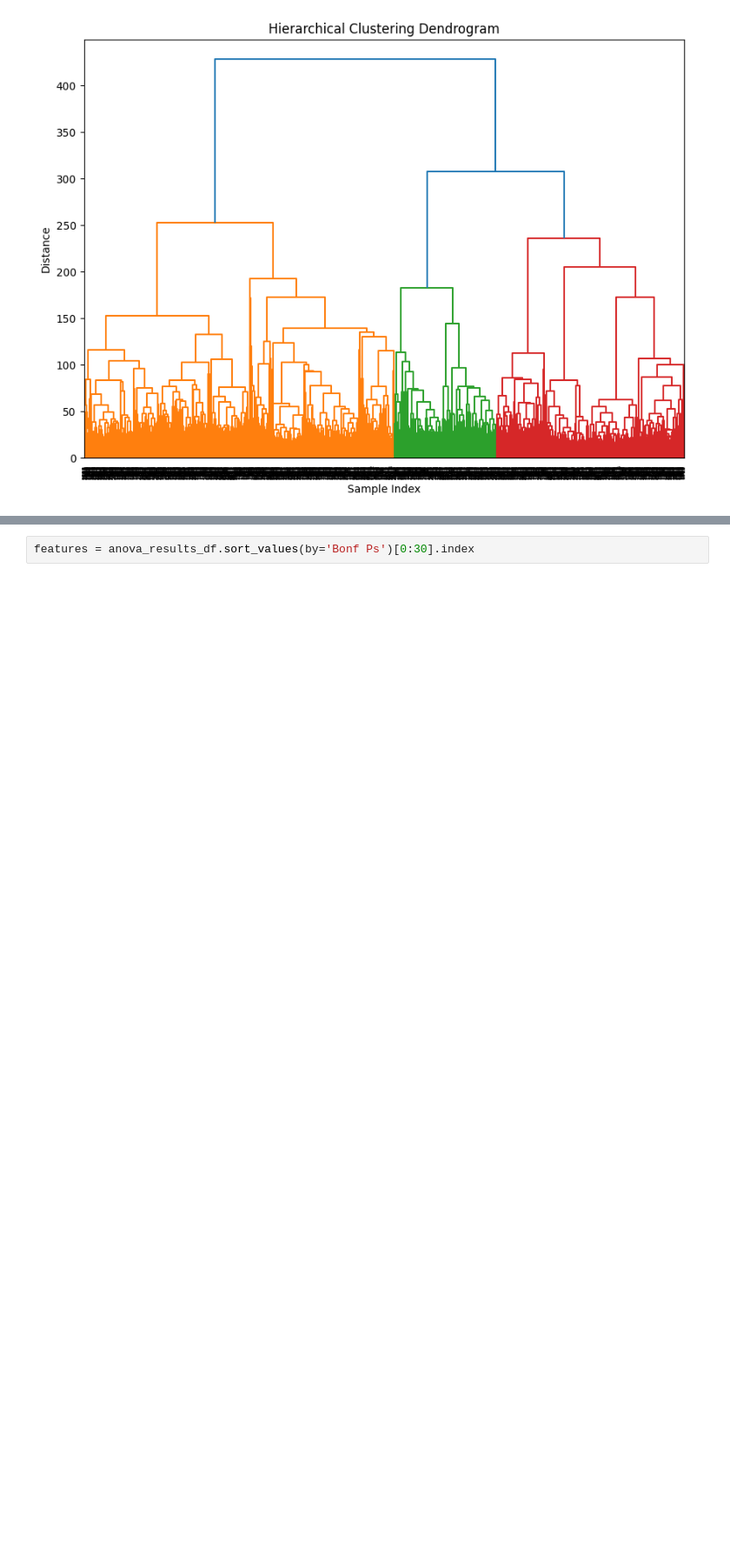
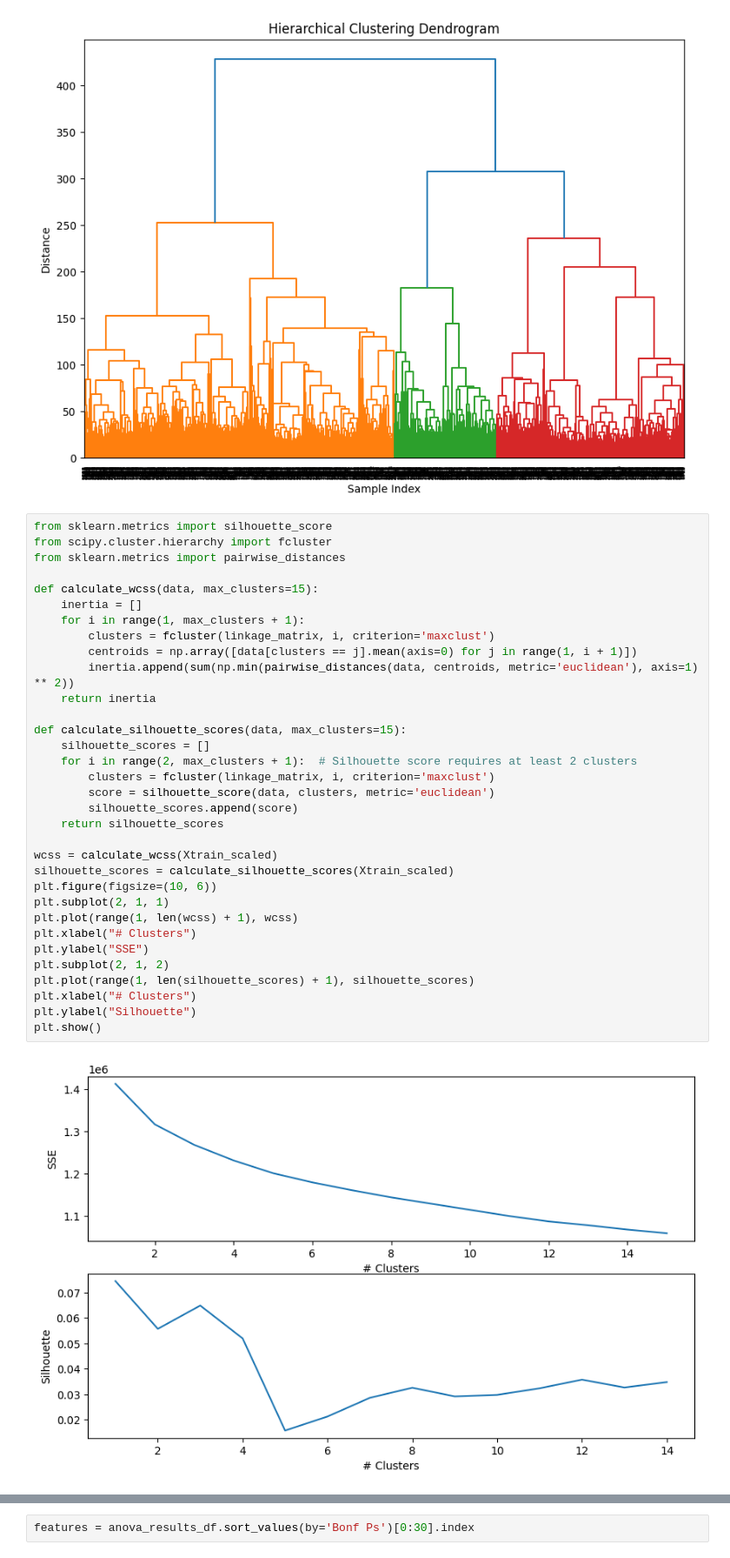
Before and after one commit to dannykaplunski/EmotionsAcrossLangsStatisticalLearning, a Jupyter notebook: Clustering.ipynb, the cells around one changed output, grey strips where cells are left out. Shown at 87% size. Drawn from its saved outputs; the diff is of its cells as text; blank space fills up the shorter version.

```diff
--- a/Clustering.ipynb
+++ b/Clustering.ipynb
@@ -122,5 +124,40 @@ plt.ylabel('Distance')
 plt.show()
 # %% [output]
 [figure]
+# %%
+from sklearn.metrics import silhouette_score
+from scipy.cluster.hierarchy import fcluster
+from sklearn.metrics import pairwise_distances
+
+def calculate_wcss(data, max_clusters=15):
+    inertia = []
+    for i in range(1, max_clusters + 1):
+        clusters = fcluster(linkage_matrix, i, criterion='maxclust')
+        centroids = np.array([data[clusters == j].mean(axis=0) for j in range(1, i + 1)])
+        inertia.append(sum(np.min(pairwise_distances(data, centroids, metric='euclidean'), axis=1) ** 2))
+    return inertia
+
+def calculate_silhouette_scores(data, max_clusters=15):
+    silhouette_scores = []
+    for i in range(2, max_clusters + 1):  # Silhouette score requires at least 2 clusters
+        clusters = fcluster(linkage_matrix, i, criterion='maxclust')
+        score = silhouette_score(data, clusters, metric='euclidean')
+        silhouette_scores.append(score)
+    return silhouette_scores
+
+wcss = calculate_wcss(Xtrain_scaled)
+silhouette_scores = calculate_silhouette_scores(Xtrain_scaled)
+plt.figure(figsize=(10, 6))
+plt.subplot(2, 1, 1)
+plt.plot(range(1, len(wcss) + 1), wcss)
+plt.xlabel("# Clusters")
+plt.ylabel("SSE")
+plt.subplot(2, 1, 2)
+plt.plot(range(1, len(silhouette_scores) + 1), silhouette_scores)
+plt.xlabel("# Clusters")
+plt.ylabel("Silhouette")
+plt.show()
+# %% [output]
+[figure, added]
 # %%
 
```
Also changed, not shown: parts of 5 cells of this notebook.
